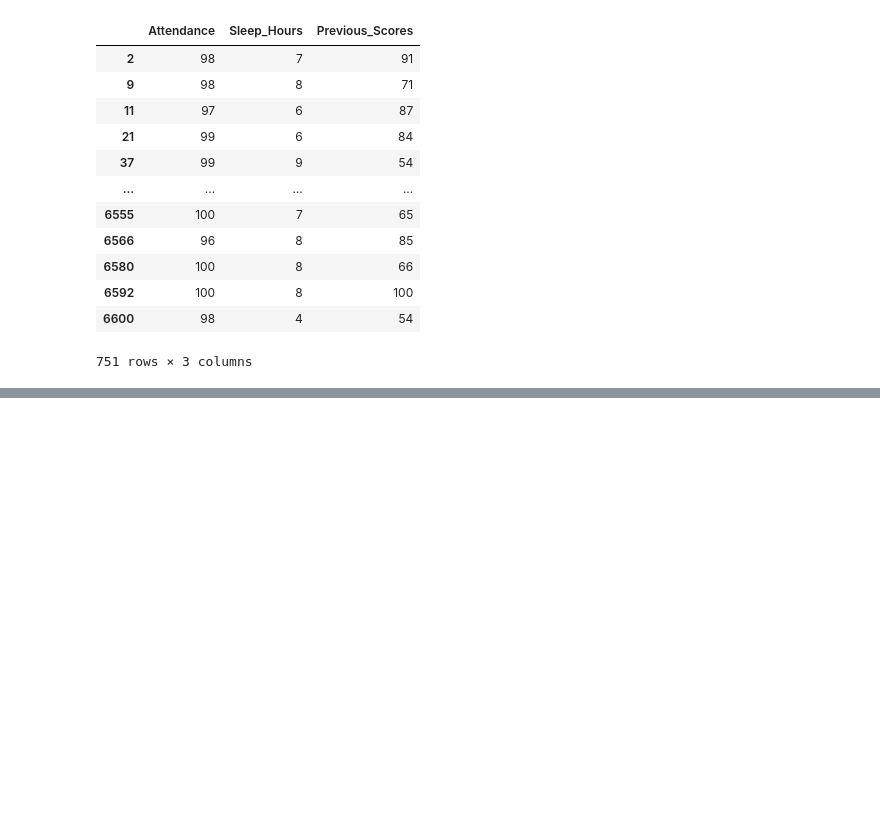
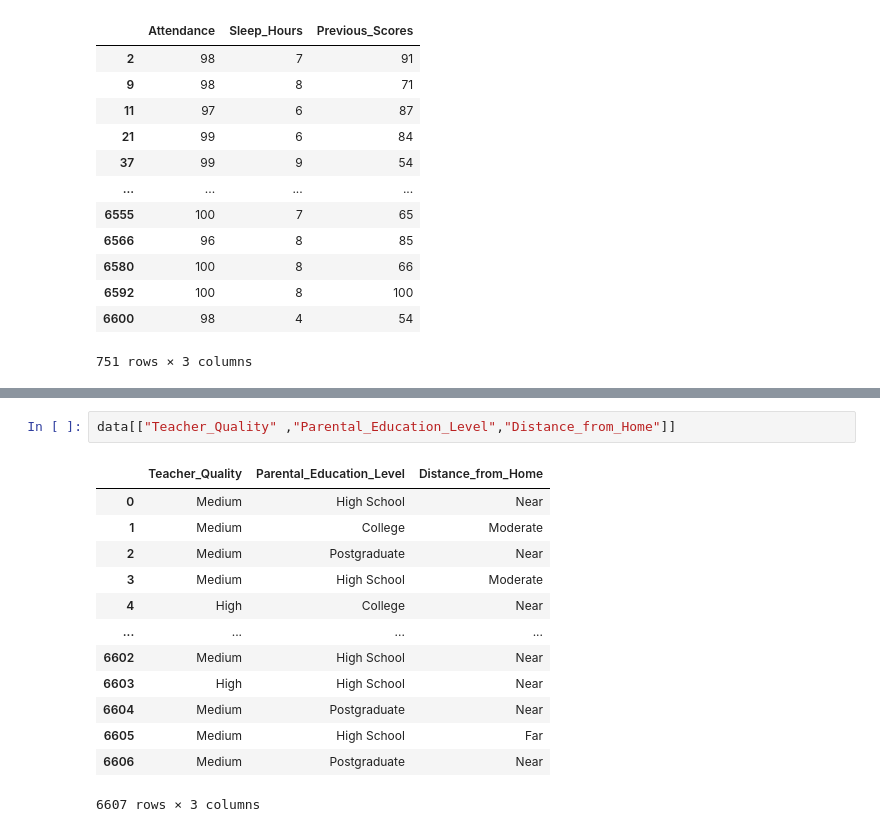
Before and after one commit to dwivediprashant/python_learning_AIML, a Jupyter notebook: Pandas/kaggle.ipynb, the cells around one changed output, grey strips where cells are left out. Saved outputs shown, nothing was run; the diff lists cells and outputs as text; blank space fills up the shorter version.

```diff
--- a/Pandas/kaggle.ipynb
+++ b/Pandas/kaggle.ipynb
@@ -265,0 +357,16 @@ data[data["Attendance"]>95 ][["Attendance","Sleep_Hours","Previous_Scores"]]
+# %%
+data[["Teacher_Quality" ,"Parental_Education_Level","Distance_from_Home"]]
+# %% [output]
+|  | Teacher_Quality | Parental_Education_Level | Distance_from_Home |
+| 0 | Medium | High School | Near |
+| 1 | Medium | College | Moderate |
+| 2 | Medium | Postgraduate | Near |
+| 3 | Medium | High School | Moderate |
+| 4 | High | College | Near |
+| ... | ... | ... | ... |
+| 6602 | Medium | High School | Near |
+| 6603 | High | High School | Near |
+| 6604 | Medium | Postgraduate | Near |
+| 6605 | Medium | High School | Far |
+| 6606 | Medium | Postgraduate | Near |
+6607 rows × 3 columns
```
Also changed, not shown: parts of 41 cells of this notebook.
